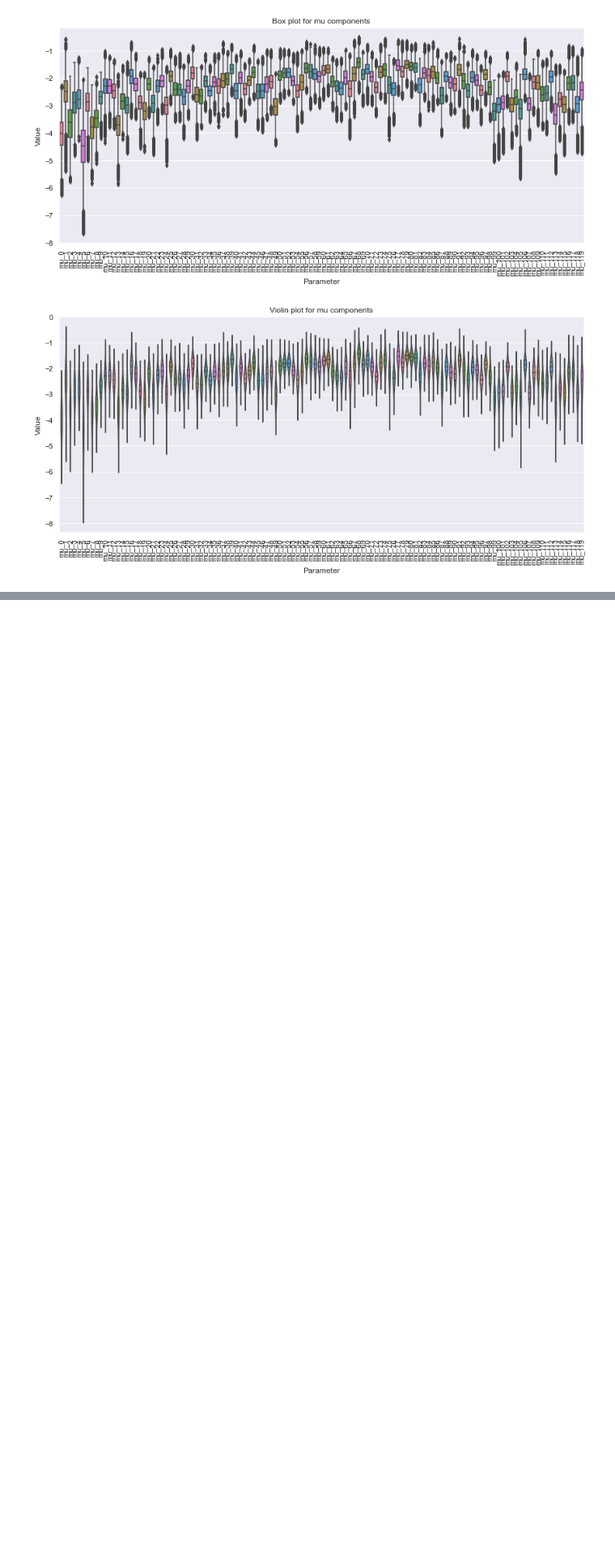
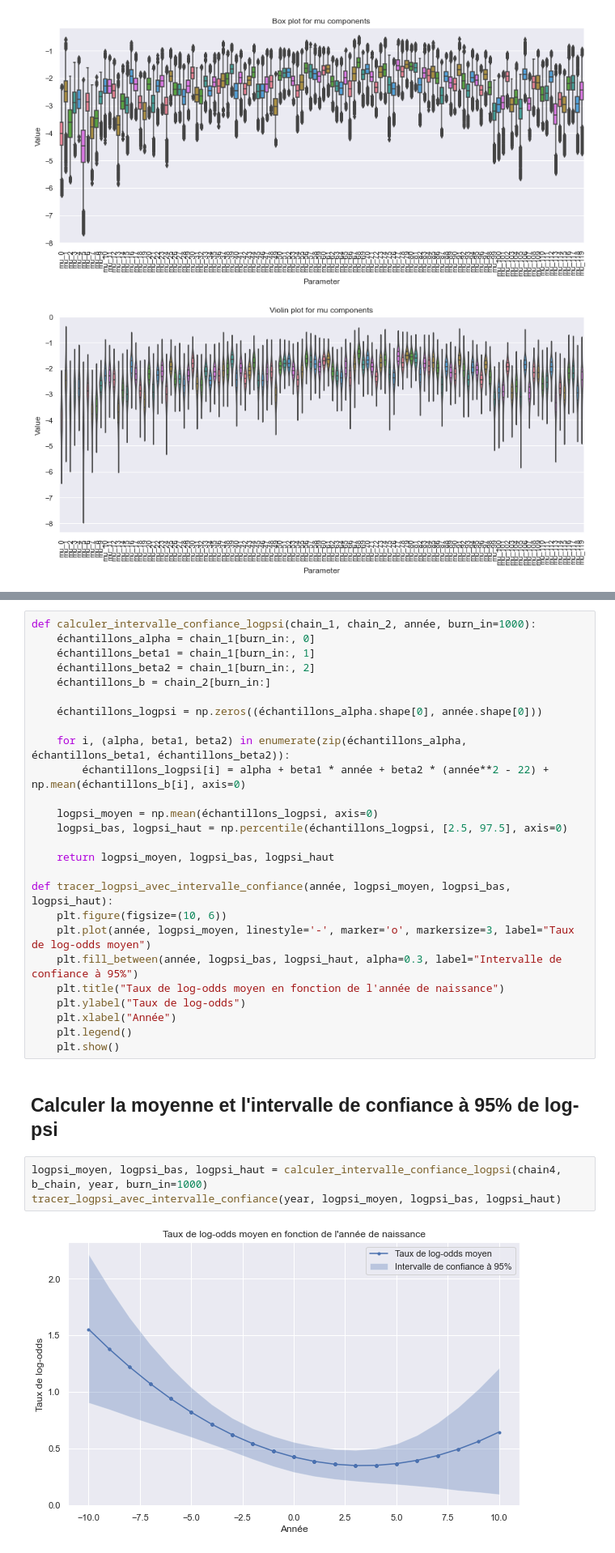
Before and after one commit to akoutit/BayesProjet1, a Jupyter notebook: Oxford.ipynb, the cells around one changed output, grey strips where cells are left out. Shown at 81% size. Saved outputs shown, nothing was run; the diff lists cells and outputs as text; blank space fills up the shorter version.

Commit message:
log_odds en fct des années

```diff
--- a/Oxford.ipynb
+++ b/Oxford.ipynb
@@ -375,0 +383,33 @@ plot_distributions(mu_chain, mu_param_names, burn_in, plot_type='violinplot', ti
+# %%
+def calculer_intervalle_confiance_logpsi(chain_1, chain_2, année, burn_in=1000):
+    échantillons_alpha = chain_1[burn_in:, 0]
+    échantillons_beta1 = chain_1[burn_in:, 1]
+    échantillons_beta2 = chain_1[burn_in:, 2]
+    échantillons_b = chain_2[burn_in:]
+
+    échantillons_logpsi = np.zeros((échantillons_alpha.shape[0], année.shape[0]))
+
+    for i, (alpha, beta1, beta2) in enumerate(zip(échantillons_alpha, échantillons_beta1, échantillons_beta2)):
+        échantillons_logpsi[i] = alpha + beta1 * année + beta2 * (année**2 - 22) + np.mean(échantillons_b[i], axis=0)
+
+    logpsi_moyen = np.mean(échantillons_logpsi, axis=0)
+    logpsi_bas, logpsi_haut = np.percentile(échantillons_logpsi, [2.5, 97.5], axis=0)
+
+    return logpsi_moyen, logpsi_bas, logpsi_haut
+
+def tracer_logpsi_avec_intervalle_confiance(année, logpsi_moyen, logpsi_bas, logpsi_haut):
+    plt.figure(figsize=(10, 6))
+    plt.plot(année, logpsi_moyen, linestyle='-', marker='o', markersize=3, label="Taux de log-odds moyen")
+    plt.fill_between(année, logpsi_bas, logpsi_haut, alpha=0.3, label="Intervalle de confiance à 95%")
+    plt.title("Taux de log-odds moyen en fonction de l'année de naissance")
+    plt.ylabel("Taux de log-odds")
+    plt.xlabel("Année")
+    plt.legend()
+    plt.show()
+# %% [markdown]
+## Calculer la moyenne et l'intervalle de confiance à 95% de log-psi
+# %%
+logpsi_moyen, logpsi_bas, logpsi_haut = calculer_intervalle_confiance_logpsi(chain4, b_chain, year, burn_in=1000)
+tracer_logpsi_avec_intervalle_confiance(year, logpsi_moyen, logpsi_bas, logpsi_haut)
+# %% [output]
+[figure, added]
```
Also changed, not shown: parts of 3 cells of this notebook.
